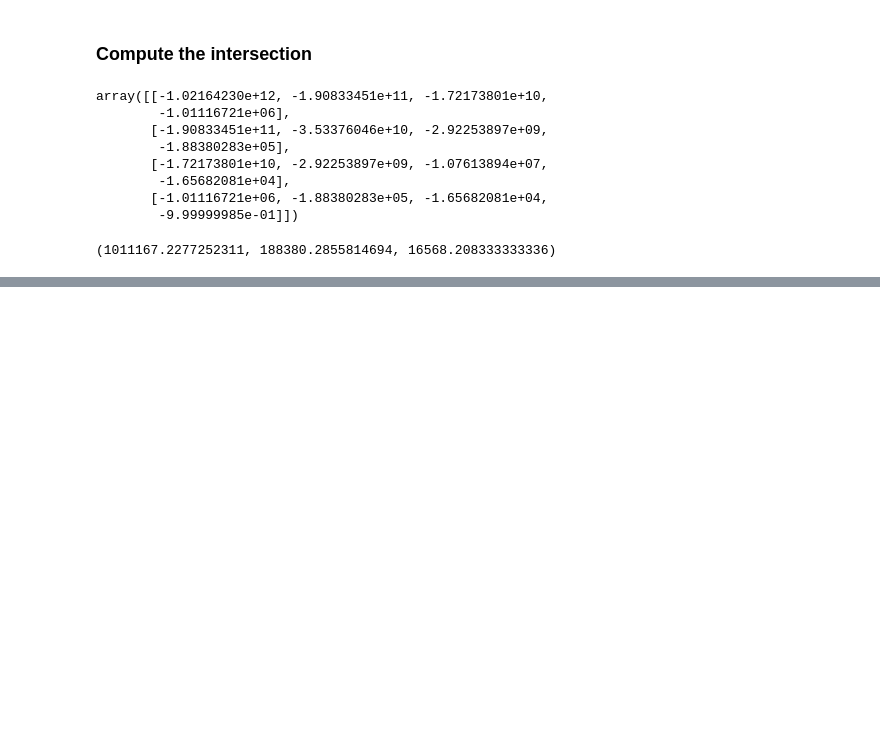
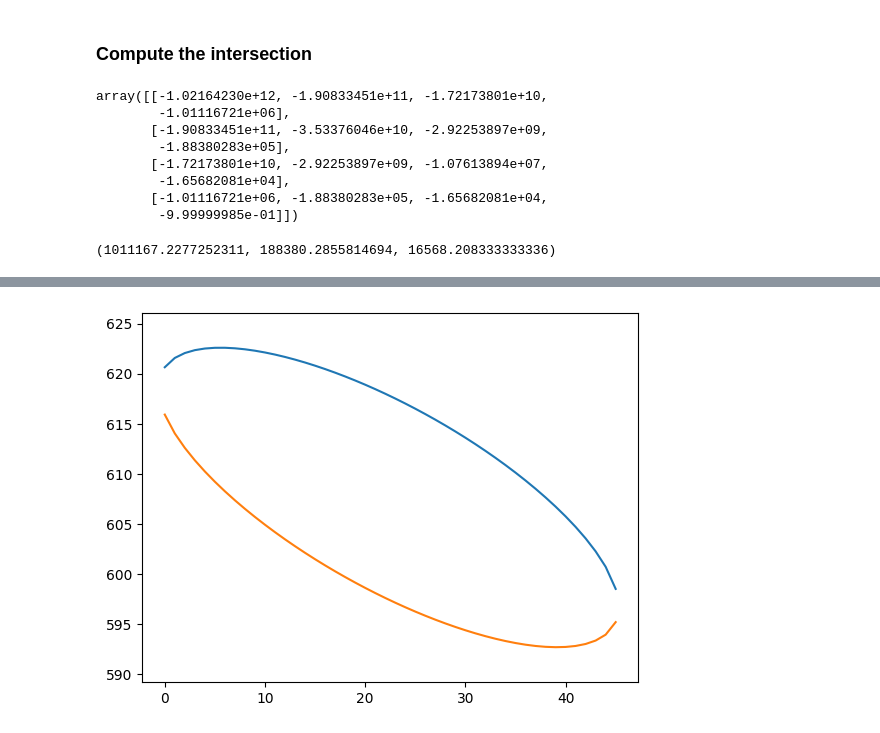
Before and after one commit to Andrew-Dickinson/loscope, a Jupyter notebook: tools/global_matrix.ipynb, the cells around one changed output, grey strips where cells are left out. Drawn from its saved outputs; the diff is of its cells as text; code cells hidden in the pictures; blank space fills up the shorter version.

Commit message:
Add projection distortion correction

```diff
--- a/tools/global_matrix.ipynb
+++ b/tools/global_matrix.ipynb
@@ -250,0 +242,16 @@ ax.set_aspect('equal', adjustable='datalim')
+# %%
+x_grid_from_C = x_grid_global - xC
+
+R_to_correction_func = np.array([
+    [sin(theta), cos(theta)],
+    [-cos(theta), sin(theta)]
+])
+
+grid_coordinates_from_C = x_grid_from_C.copy()
+grid_coordinates_from_C = np.vstack((grid_coordinates_from_C, np.full(grid_coordinates_from_C.shape, t)))
+
+distance_from_center = (R_to_correction_func @ grid_coordinates_from_C)[1]
+distance_from_center
+
+# x_grid_global
+# y_val = yC + t
@@ -250,0 +271,5 @@ ax.set_aspect('equal', adjustable='datalim')
+# %%
+earth_radius_m = 6_369_160 # (approx) In NYC
+centerline_length = 2*semi_major
+correction_factor = np.sqrt(earth_radius_m**2 - distance_from_center**2) - math.sqrt(earth_radius_m**2 - (1/4) * centerline_length**2)
+correction_factor
@@ -250,0 +287,10 @@ ax.set_aspect('equal', adjustable='datalim')
+# %%
+corrected_upper = upper_bounds_global - correction_factor
+corrected_lower = lower_bounds_global - correction_factor
+# %%
+plt.plot(corrected_upper)
+plt.plot(corrected_lower)
+ax = plt.gca()
+ax.set_aspect('equal', adjustable='datalim')
+# %% [output]
+[figure, added]
```
Also changed, not shown: parts of 11 cells of this notebook, 1 other file.
